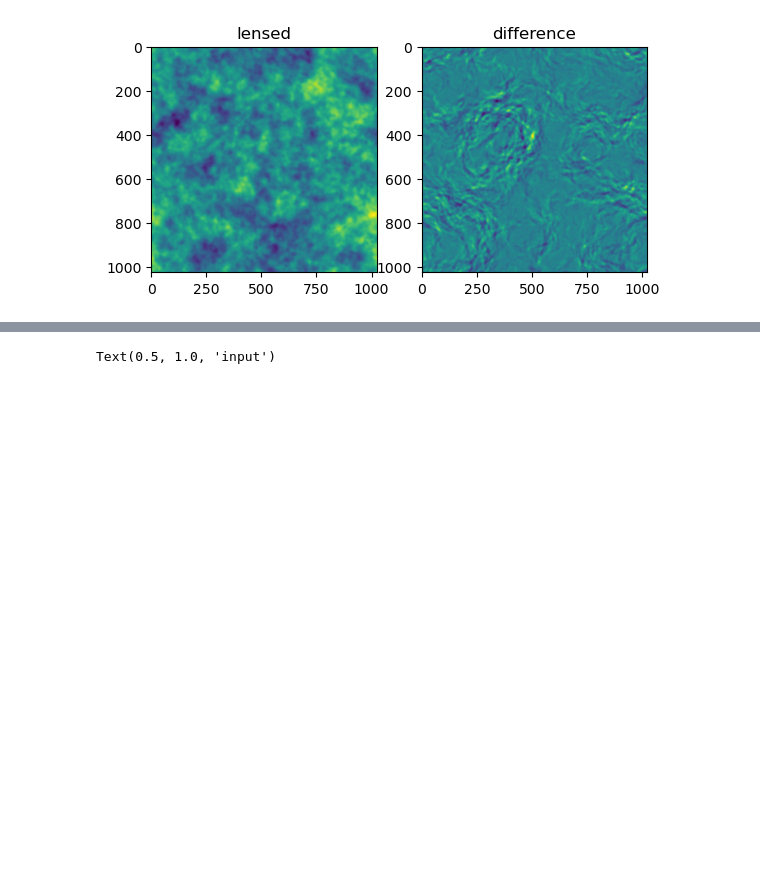
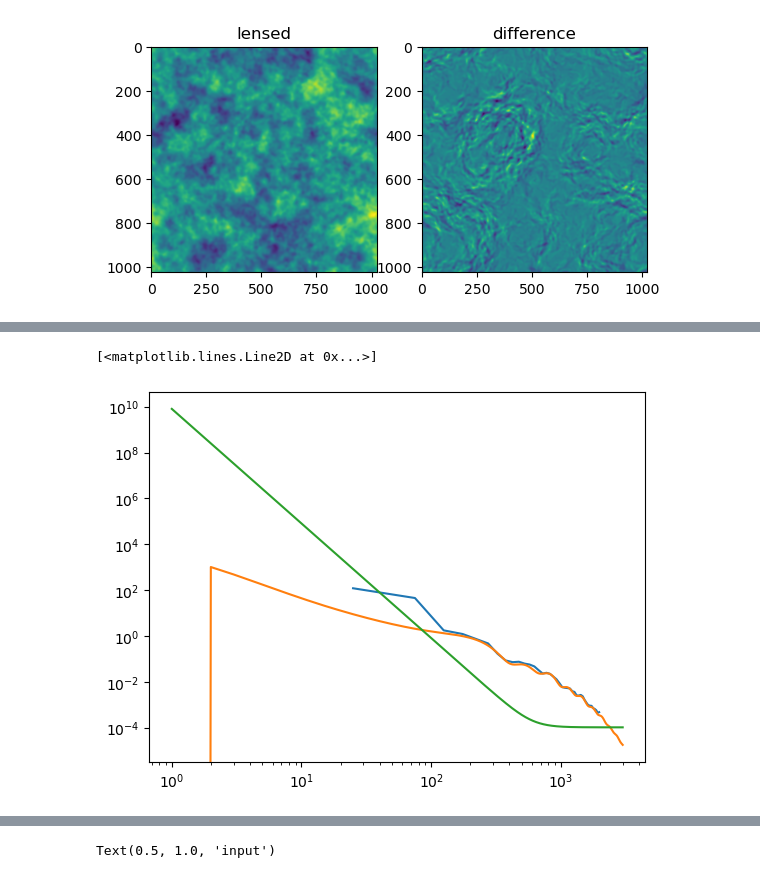
Before and after one commit to antolonappan/cmbml, a Jupyter notebook: cmb.ipynb, the cells around one changed output, grey strips where cells are left out. Drawn from its saved outputs; the diff is of its cells as text; code cells hidden in the pictures; blank space fills up the shorter version.

```diff
--- a/cmb.ipynb
+++ b/cmb.ipynb
@@ -84,0 +90,9 @@ plt.imshow(observed)
+# %%
+ll, cl_tt_obs = map2cl(observed,50,2000,pix_size,N)
+# %%
+plt.loglog(ll,cl_tt_obs)
+plt.semilogy(cmb.ell,cmb.lensed_spectra[:,0])
+plt.semilogy(cmb.ell,Dlnoise)
+# %% [output]
+[<matplotlib.lines.Line2D at 0x...>]
+[figure, added]
```
Also changed, not shown: parts of 9 cells of this notebook, 1 other file.
